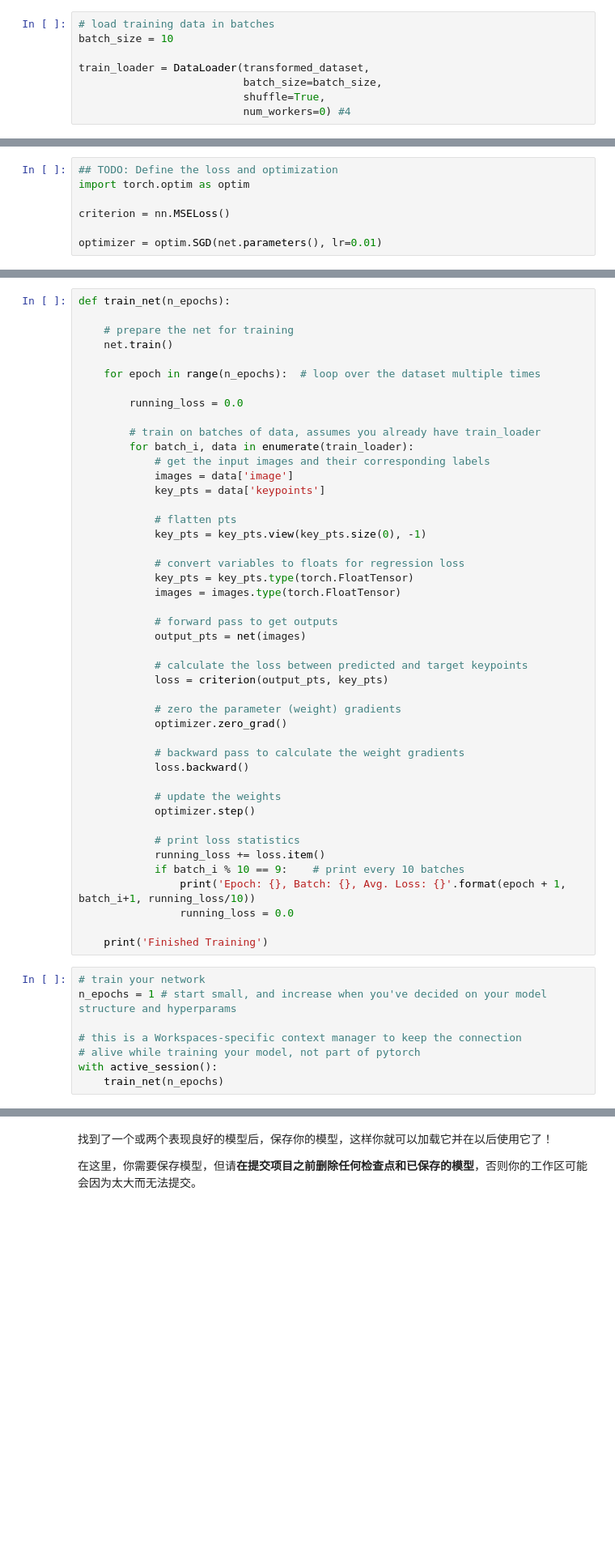
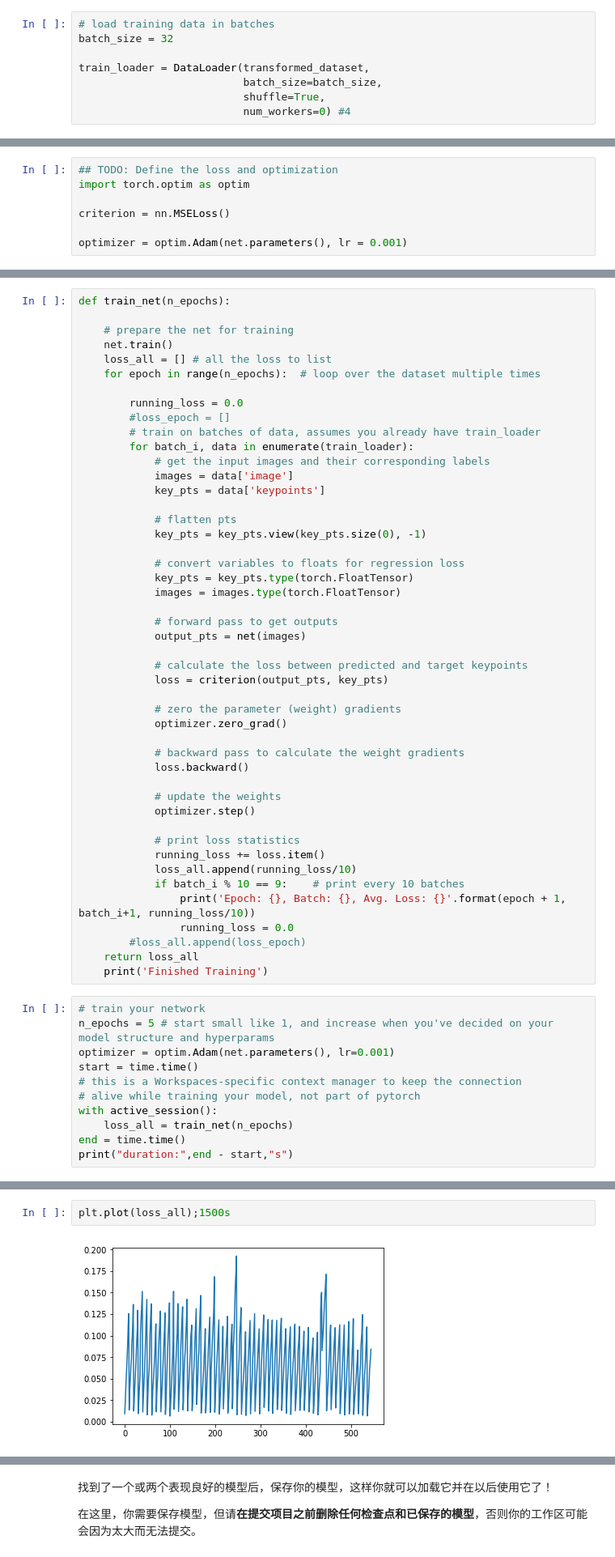
Before and after one commit to ketra21/Facial_Keypoint_Detection, a Jupyter notebook: 2. Define the Network Architecture-zh.ipynb, the cells around one changed output, grey strips where cells are left out. Shown at 81% size. Drawn from its saved outputs; the diff is of its cells as text; blank space fills up the shorter version.

```diff
--- a/2. Define the Network Architecture-zh.ipynb
+++ b/2. Define the Network Architecture-zh.ipynb
@@ -199,7 +205,7 @@ Number of images:  3462
 **Windows用户需要注意：**请将`num_workers`改为0，否则可能会遇到DataLoader失效的问题。
 # %%
 # load training data in batches
-batch_size = 10
+batch_size = 32
 
 train_loader = DataLoader(transformed_dataset,
                           batch_size=batch_size,
@@ -366,7 +372,7 @@ import torch.optim as optim
 
 criterion = nn.MSELoss()
 
-optimizer = optim.SGD(net.parameters(), lr=0.01)
+optimizer = optim.Adam(net.parameters(), lr = 0.001)
 # %% [markdown]
 ## 训练与初步观察
 
@@ -380,11 +386,11 @@ def train_net(n_epochs):
 
     # prepare the net for training
     net.train()
-
+    loss_all = [] # all the loss to list
     for epoch in range(n_epochs):  # loop over the dataset multiple times
 
         running_loss = 0.0
-
+        #loss_epoch = []
         # train on batches of data, assumes you already have train_loader
         for batch_i, data in enumerate(train_loader):
             # get the input images and their corresponding labels
@@ -415,17 +421,22 @@ def train_net(n_epochs):
 
             # print loss statistics
             running_loss += loss.item()
+            loss_all.append(running_loss/10)
             if batch_i % 10 == 9:    # print every 10 batches
                 print('Epoch: {}, Batch: {}, Avg. Loss: {}'.format(epoch + 1, batch_i+1, running_loss/10))
                 running_loss = 0.0
-
+        #loss_all.append(loss_epoch)
+    return loss_all
     print('Finished Training')
 # %%
 # train your network
-n_epochs = 1 # start small, and increase when you've decided on your model structure and hyperparams
-
+n_epochs = 5 # start small like 1, and increase when you've decided on your model structure and hyperparams
+optimizer = optim.Adam(net.parameters(), lr=0.001)
+start = time.time()
 # this is a Workspaces-specific context manager to keep the connection
 # alive while training your model, not part of pytorch
 with active_session():
-    train_net(n_epochs)
+    loss_all = train_net(n_epochs)
+end = time.time()
+print("duration:",end - start,"s")
 # %% [output]
@@ -505,3 +454,7 @@ running_loss
+# %%
+plt.plot(loss_all);1500s
+# %% [output]
+[figure, added]
 # %% [markdown]
 ## 测试数据
 
```
Also changed, not shown: parts of 17 cells of this notebook.
